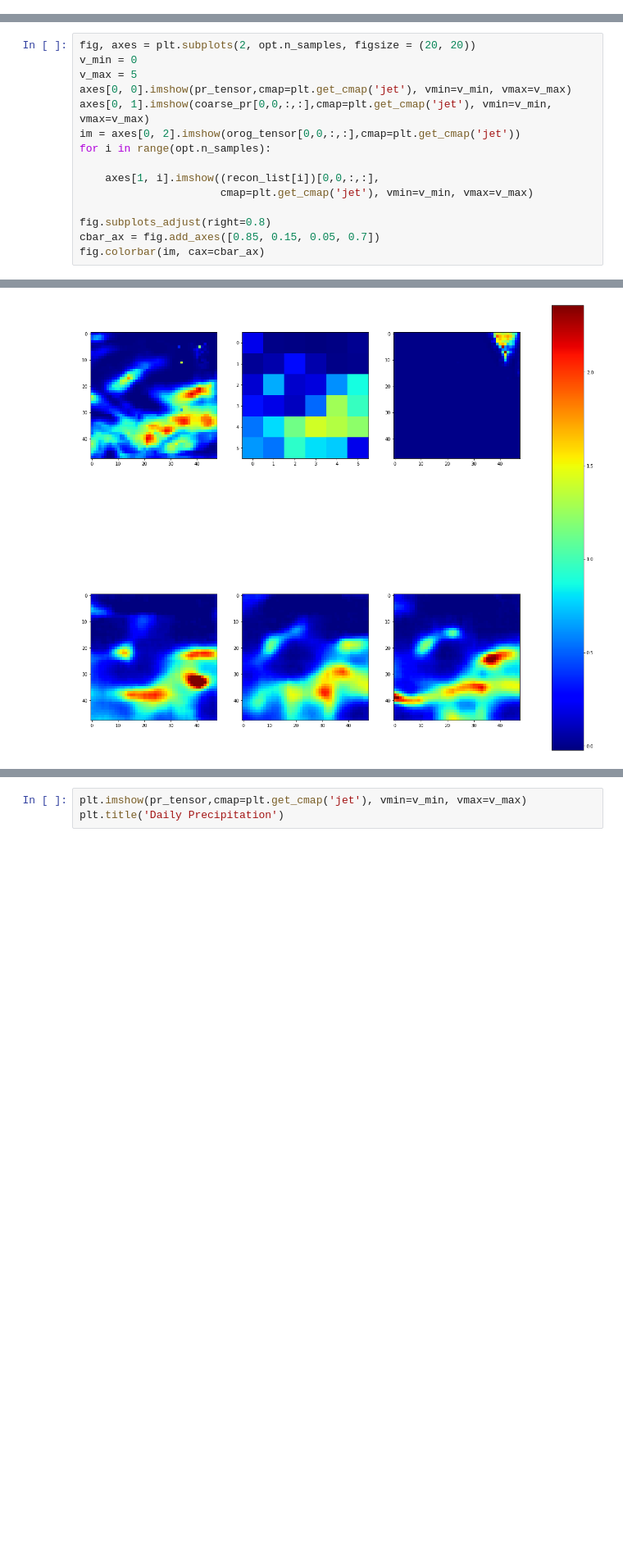
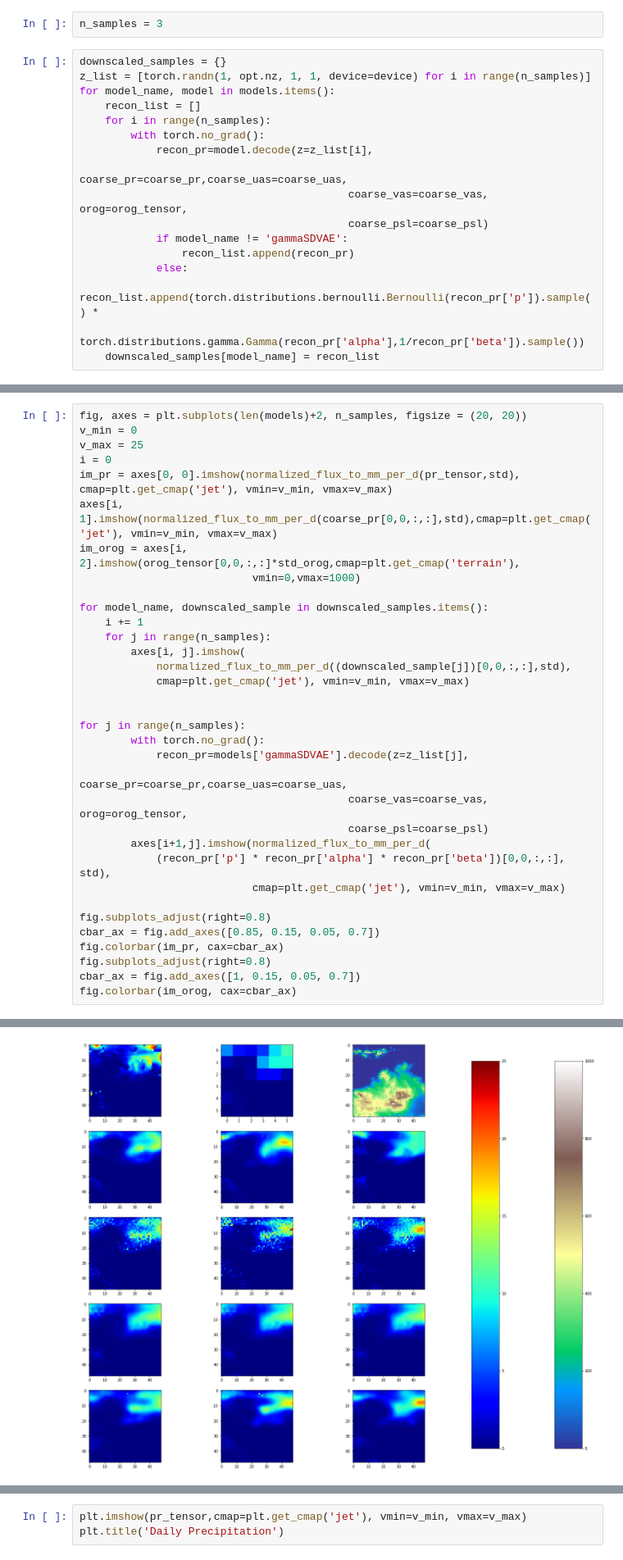
Before and after one commit to SimonTreu/sdvae, a Jupyter notebook: interactive_val.ipynb, the cells around one changed output, grey strips where cells are left out. Shown at 82% size. Cells and saved outputs as stored; diff of their text form; blank space fills up the shorter version.

```diff
--- a/interactive_val.ipynb
+++ b/interactive_val.ipynb
@@ -128,0 +225,19 @@ for i in range(opt.n_samples):
+# %%
+n_samples = 3
+# %%
+downscaled_samples = {}
+z_list = [torch.randn(1, opt.nz, 1, 1, device=device) for i in range(n_samples)]
+for model_name, model in models.items():
+    recon_list = []
+    for i in range(n_samples):
+        with torch.no_grad():
+            recon_pr=model.decode(z=z_list[i],
+                                          coarse_pr=coarse_pr,coarse_uas=coarse_uas,
+                                          coarse_vas=coarse_vas, orog=orog_tensor,
+                                          coarse_psl=coarse_psl)
+            if model_name != 'gammaSDVAE':
+                recon_list.append(recon_pr)
+            else:
+                recon_list.append(torch.distributions.bernoulli.Bernoulli(recon_pr['p']).sample() *
+                             torch.distributions.gamma.Gamma(recon_pr['alpha'],1/recon_pr['beta']).sample())
+    downscaled_samples[model_name] = recon_list
@@ -129,18 +267,37 @@ for i in range(opt.n_samples):
 # %%
-fig, axes = plt.subplots(2, opt.n_samples, figsize = (20, 20))
+fig, axes = plt.subplots(len(models)+2, n_samples, figsize = (20, 20))
 v_min = 0
-v_max = 5
-axes[0, 0].imshow(pr_tensor,cmap=plt.get_cmap('jet'), vmin=v_min, vmax=v_max)
-axes[0, 1].imshow(coarse_pr[0,0,:,:],cmap=plt.get_cmap('jet'), vmin=v_min, vmax=v_max)
-im = axes[0, 2].imshow(orog_tensor[0,0,:,:],cmap=plt.get_cmap('jet'))
-for i in range(opt.n_samples):
+v_max = 25
+i = 0
+im_pr = axes[0, 0].imshow(normalized_flux_to_mm_per_d(pr_tensor,std), cmap=plt.get_cmap('jet'), vmin=v_min, vmax=v_max)
+axes[i, 1].imshow(normalized_flux_to_mm_per_d(coarse_pr[0,0,:,:],std),cmap=plt.get_cmap('jet'), vmin=v_min, vmax=v_max)
+im_orog = axes[i, 2].imshow(orog_tensor[0,0,:,:]*std_orog,cmap=plt.get_cmap('terrain'),
+                           vmin=0,vmax=1000)
 
-    axes[1, i].imshow((recon_list[i])[0,0,:,:],
-                      cmap=plt.get_cmap('jet'), vmin=v_min, vmax=v_max)
+for model_name, downscaled_sample in downscaled_samples.items():
+    i += 1
+    for j in range(n_samples):
+        axes[i, j].imshow(
+            normalized_flux_to_mm_per_d((downscaled_sample[j])[0,0,:,:],std),
+            cmap=plt.get_cmap('jet'), vmin=v_min, vmax=v_max)
+
+
+for j in range(n_samples):
+        with torch.no_grad():
+            recon_pr=models['gammaSDVAE'].decode(z=z_list[j],
+                                          coarse_pr=coarse_pr,coarse_uas=coarse_uas,
+                                          coarse_vas=coarse_vas, orog=orog_tensor,
+                                          coarse_psl=coarse_psl)
+        axes[i+1,j].imshow(normalized_flux_to_mm_per_d(
+            (recon_pr['p'] * recon_pr['alpha'] * recon_pr['beta'])[0,0,:,:], std),
+                           cmap=plt.get_cmap('jet'), vmin=v_min, vmax=v_max)
 
 fig.subplots_adjust(right=0.8)
 cbar_ax = fig.add_axes([0.85, 0.15, 0.05, 0.7])
-fig.colorbar(im, cax=cbar_ax)
+fig.colorbar(im_pr, cax=cbar_ax)
+fig.subplots_adjust(right=0.8)
+cbar_ax = fig.add_axes([1, 0.15, 0.05, 0.7])
+fig.colorbar(im_orog, cax=cbar_ax)
 # %% [output]
 <matplotlib.colorbar.Colorbar at 0x...>
-[figure, old version]
+[figure, new version]
```
Also changed, not shown: parts of 21 cells of this notebook, 2 other files.
